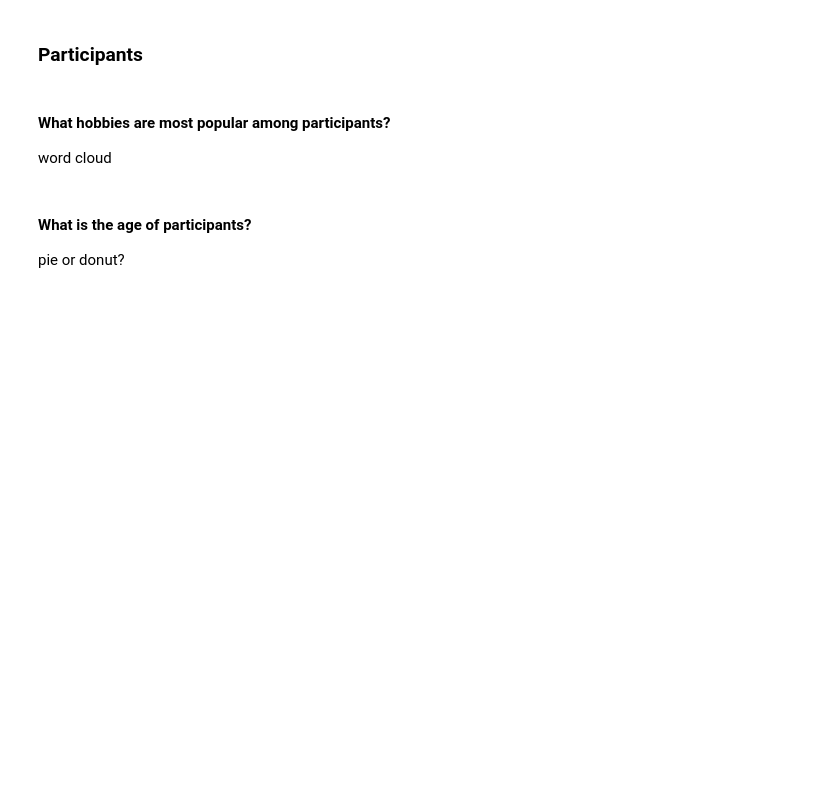
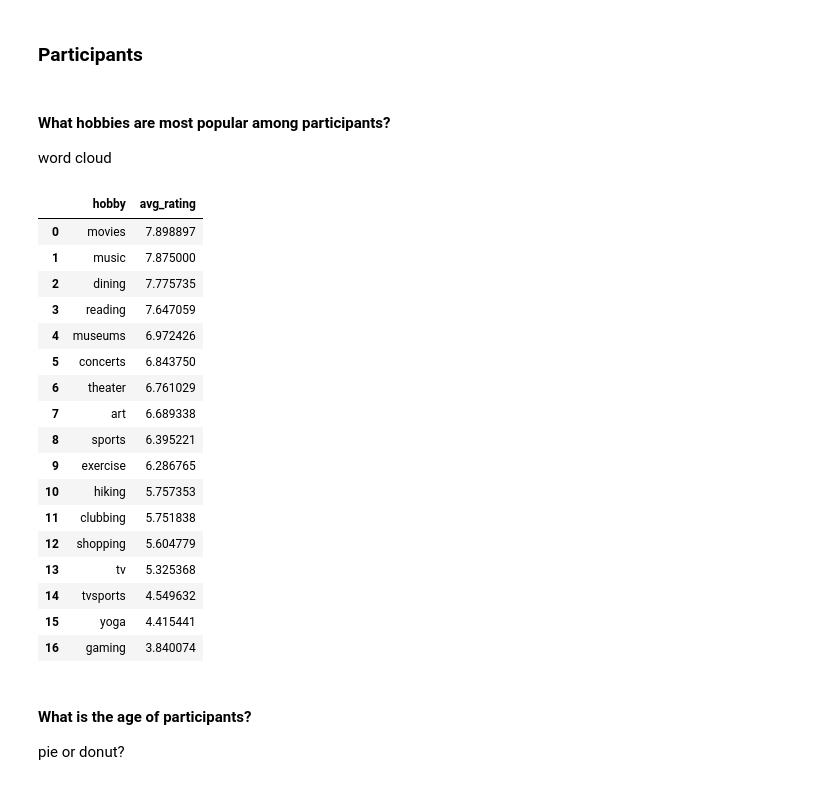
Before and after one commit to joshgreenberg8/code_pudding2, a Jupyter notebook: EDA.ipynb, the cells around one changed output. Saved outputs shown, nothing was run; the diff lists cells and outputs as text; code cells hidden in the pictures; blank space fills up the shorter version.

```diff
--- a/EDA.ipynb
+++ b/EDA.ipynb
@@ -622,9 +713,30 @@ word cloud
 # %%
 # get mean hobby ratings and sort
 hobby_ratings = df_uniq_id.loc[:,'sports':'yoga'].mean().sort_values(ascending=False).reset_index()
 hobby_ratings = hobby_ratings.rename(
     columns={'index': 'hobby', 0: 'avg_rating'})
 hobby_ratings.to_json('./hobby_ratings.json', orient=orientation)
+
+hobby_ratings
+# %% [output]
+|  | hobby | avg_rating |
+| 0 | movies | 7.898897 |
+| 1 | music | 7.875000 |
+| 2 | dining | 7.775735 |
+| 3 | reading | 7.647059 |
+| 4 | museums | 6.972426 |
+| 5 | concerts | 6.843750 |
+| 6 | theater | 6.761029 |
+| 7 | art | 6.689338 |
+| 8 | sports | 6.395221 |
+| 9 | exercise | 6.286765 |
+| 10 | hiking | 5.757353 |
+| 11 | clubbing | 5.751838 |
+| 12 | shopping | 5.604779 |
+| 13 | tv | 5.325368 |
+| 14 | tvsports | 4.549632 |
+| 15 | yoga | 4.415441 |
+| 16 | gaming | 3.840074 |
 # %% [markdown]
 #### What is the age of participants?
 pie or donut?
```
Also changed, not shown: parts of 12 cells of this notebook.
